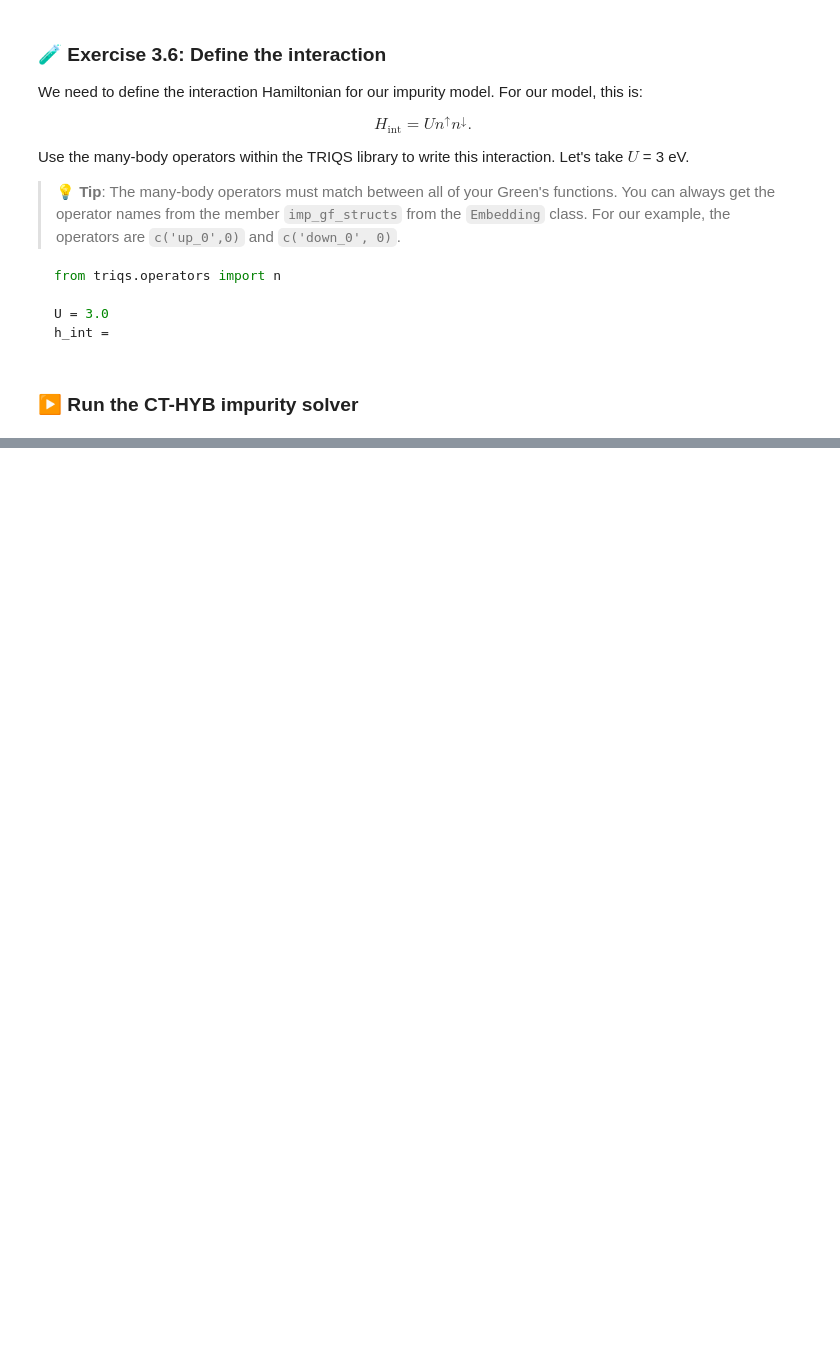
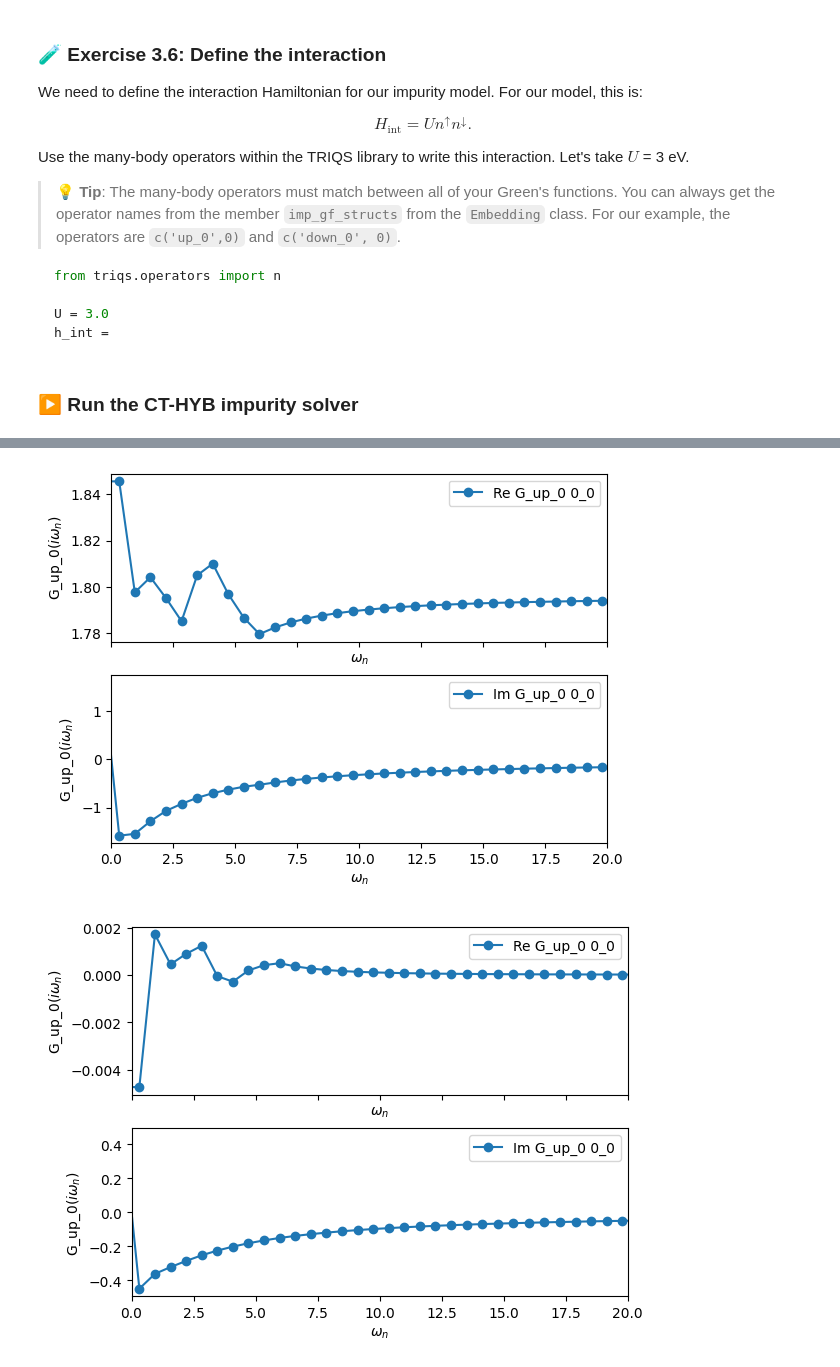
Before and after one commit to harrisonlabollita/TRIQS-tutorials, a Jupyter notebook: ModEST-DMFT/01-modest.ipynb, the cells around one changed output, grey strips where cells are left out. Drawn from its saved outputs; the diff is of its cells as text; code cells hidden in the pictures; blank space fills up the shorter version.

````diff
--- a/ModEST-DMFT/01-modest.ipynb
+++ b/ModEST-DMFT/01-modest.ipynb
@@ -781,7 +746,7 @@ for n_iter in range(n_dmft_loops):
     print(f"Δn = |n_lattice - n_impurity| = {abs(Gloc.total_density()-solver_results.G_iw.total_density())}")
 ```
 # %%
-n_dmft_loops = 10
+n_dmft_loops = 20
 
 for n_iter in range(n_dmft_loops):
     print(f"DMFT iteration= {n_iter}")
@@ -790,16 +755,17 @@ for n_iter in range(n_dmft_loops):
     solver_results = solve(Delta_iw, hloc0, h_int, **solver_params)
 
     # update Sigma!
-    Sigma_C  = E.embed([ solver_results.Sigma_iw ])
+    Sigma_dynamic_C  = E.embed([ solver_results.Sigma_dynamic ])
+    Sigma_hartree_C  = E.embed([ solver_results.Sigma_Hartree ])
 
     # update mu!
-    mu     = modest.find_chemical_potential(target_density, obe, Sigma_C, verbosity=False)
+    mu     = modest.find_chemical_potential(target_density, obe, Sigma_dynamic_C, Sigma_hartree_C, verbosity=False)
 
     # update Gloc!
-    Gloc = E.extract(modest.gloc(obe, mu, Sigma_C, None))[0]
+    Gloc = E.extract(modest.gloc(obe, mu, Sigma_dynamic_C, Sigma_hartree_C))[0]
 
     # update hloc0 with μ!
-    hloc0 = E.extract(modest.impurity_levels(obe)-mu)[0]
+    hloc0 = E.extract(modest.impurity_levels(obe) - mu)[0]
 
     # update Δ!
     Delta_iw = modest.extract_delta(hloc0, Gloc, solver_results.Sigma_iw)
@@ -864,0 +889,14 @@ Execution time: 0.446756 seconds
+# %%
+fig, ax = plt.subplots(2,1,sharex=True)
+ax[0].oplot(solver_results.Sigma_iw['up_0'], 'o-', mode='R')
+ax[1].oplot(solver_results.Sigma_iw['up_0'], 'o-', mode='I')
+ax[0].set_xlim(0, 20)
+
+fig, ax = plt.subplots(2,1,sharex=True)
+ax[0].oplot(solver_results.G_iw['up_0'], 'o-', mode='R')
+ax[1].oplot(solver_results.G_iw['up_0'], 'o-', mode='I')
+ax[0].set_xlim(0, 20)
+plt.show()
+# %% [output]
+[figure, added]
+[figure, added]
````
Also changed, not shown: parts of 32 cells of this notebook, 1 other file.
